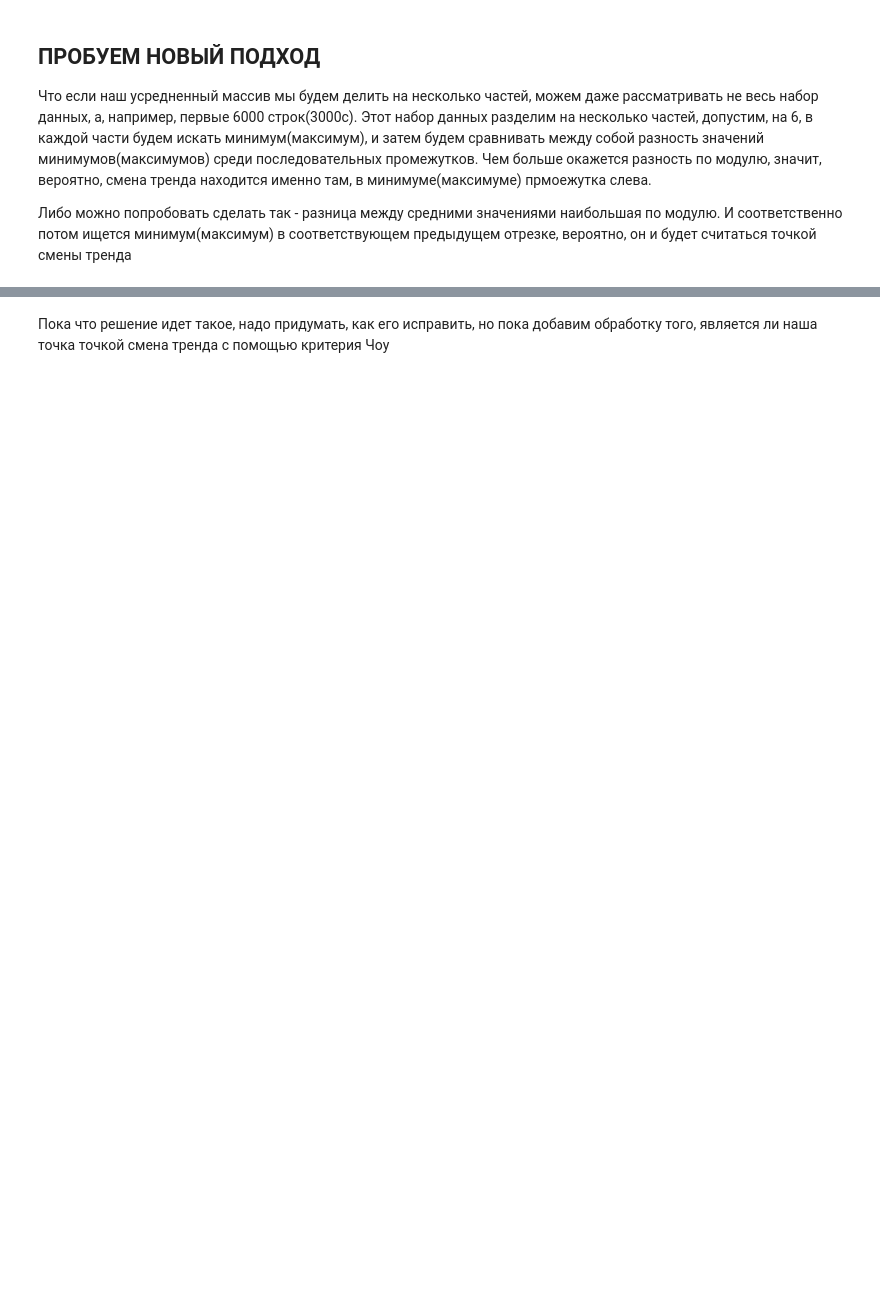
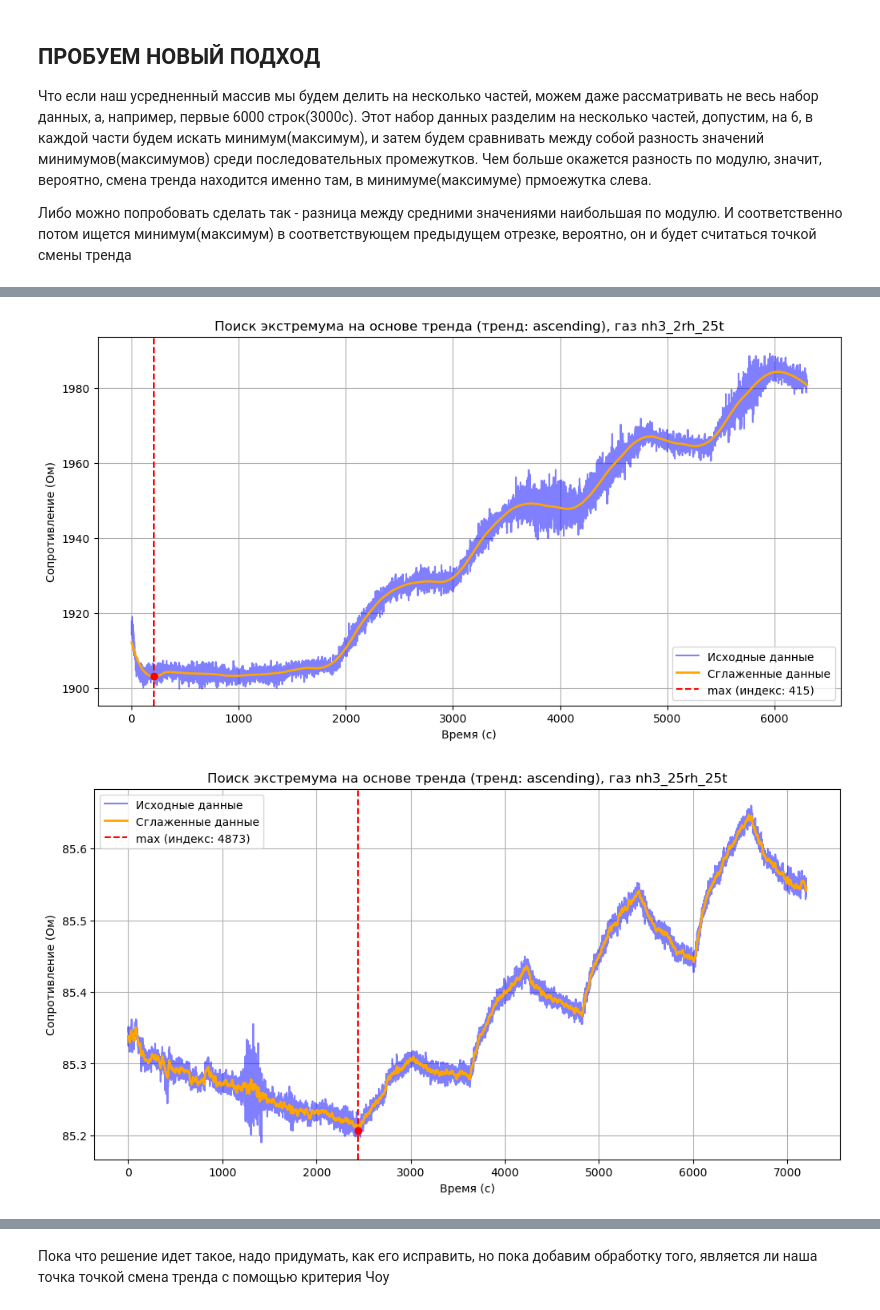
Before and after one commit to lalalaoalla/gas-analyzer, a Jupyter notebook: working_with_a_trend.ipynb, the cells around one changed output, grey strips where cells are left out. Drawn from its saved outputs; the diff is of its cells as text; code cells hidden in the pictures; blank space fills up the shorter version.

```diff
--- a/working_with_a_trend.ipynb
+++ b/working_with_a_trend.ipynb
@@ -546,0 +293,30 @@ no2_2rh_90t_ris = average_line_ris(no2_2rh_90t, res_average_no2_2rh_90t, trend_c
+# %%
+#NH3
+trend_point_nh3_2rh_25t = find_extremum_based_on_trend(nh3_2rh_25t, value_col='R [Ом]',time_col='Time [с]',
+                                                       smooth=True, window_size=1101, polynomial_order=3, use_regression=False, gas_name='nh3_2rh_25t')
+
+trend_point_nh3_25rh_25t = find_extremum_based_on_trend(nh3_25rh_25t, value_col='R [Ом]',time_col='Time [с]',gas_name='nh3_25rh_25t')
+
+trend_point_nh3_50rh_25t = find_extremum_based_on_trend(nh3_50rh_25t, value_col='R [Ом]',time_col='Time [с]', gas_name='nh3_50rh_25t')
+trend_point_nh3_75rh_25t = find_extremum_based_on_trend(nh3_75rh_25t, value_col='R [Ом]',time_col='Time [с]', gas_name='nh3_75rh_25t')
+
+trend_point_nh3_2rh_25t_another_ppm = find_extremum_based_on_trend(nh3_2rh_25t_another_ppm, value_col='R [Ом]',time_col='Time [с]',gas_name='nh3_2rh_25t_another_ppm')
+
+
+#NO2 temp = 25
+trend_point_no2_2rh_25t = find_extremum_based_on_trend(no2_2rh_25t, value_col='R [Ом]',time_col='Time [с]', gas_name='no2_2rh_25t')
+trend_point_no2_25rh_25t = find_extremum_based_on_trend(no2_25rh_25t, value_col='R [Ом]',time_col='Time [с]', gas_name='no2_25rh_25t')
+trend_point_no2_50rh_25t = find_extremum_based_on_trend(no2_50rh_25t, value_col='R [Ом]',time_col='Time [с]', gas_name='no2_50rh_25t')
+trend_point_no2_75rh_25t = find_extremum_based_on_trend(no2_75rh_25t, value_col='R [Ом]',time_col='Time [с]', gas_name='no2_75rh_25t')
+
+#NO2 temp = 50
+trend_point_no2_2rh_50t = find_extremum_based_on_trend(no2_2rh_50t, value_col='R [Ом]',time_col='Time [с]', gas_name='no2_2rh_50t')
+
+#NO2 temp = 70
+trend_point_no2_2rh_70t = find_extremum_based_on_trend(no2_2rh_70t, value_col='R [Ом]',time_col='Time [с]', gas_name='no2_2rh_70t')
+
+#NO2 temp = 90
+trend_point_no2_2rh_90t = find_extremum_based_on_trend(no2_2rh_90t, value_col='R [Ом]',time_col='Time [с]', gas_name='no2_2rh_90t')
+# %% [output]
+[figure, added]
+[figure, added]
```
Also changed, not shown: parts of 26 cells of this notebook, 3 other files.
